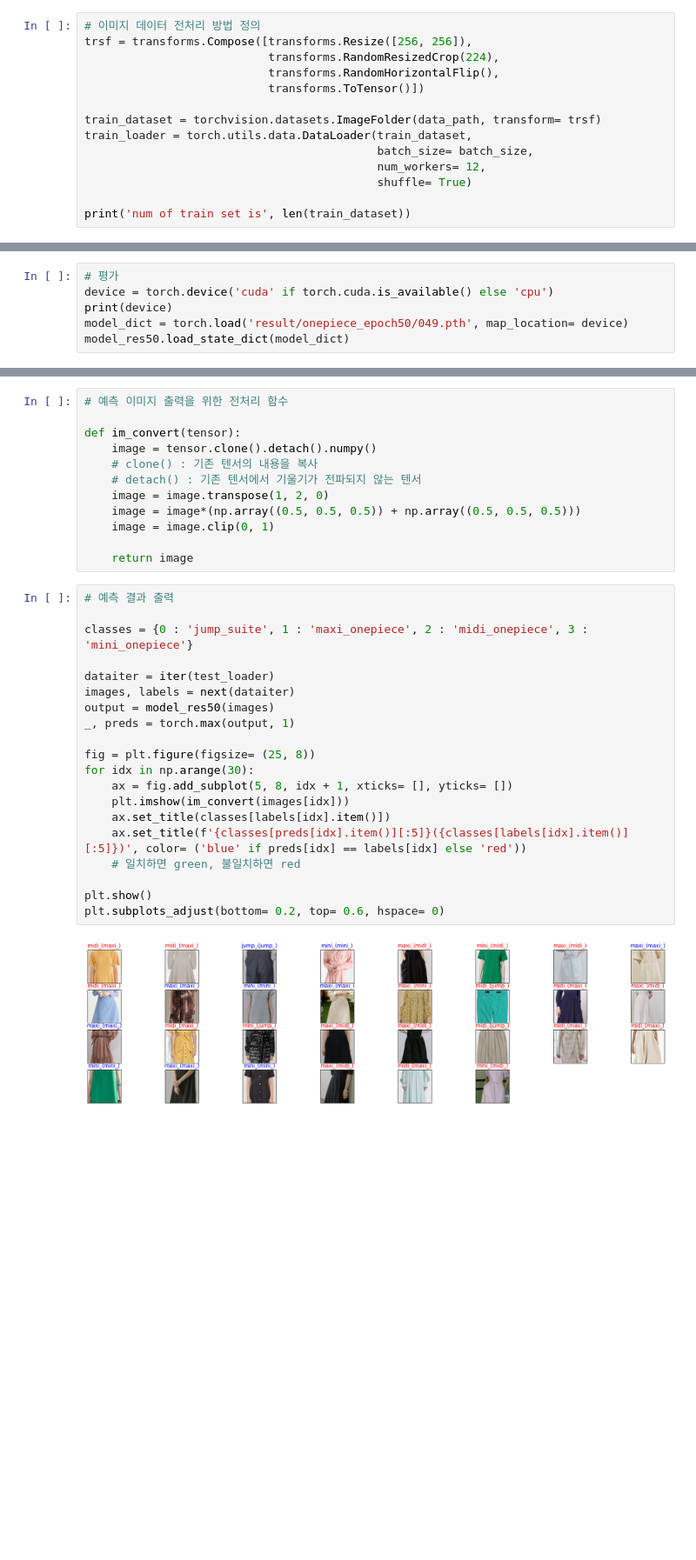
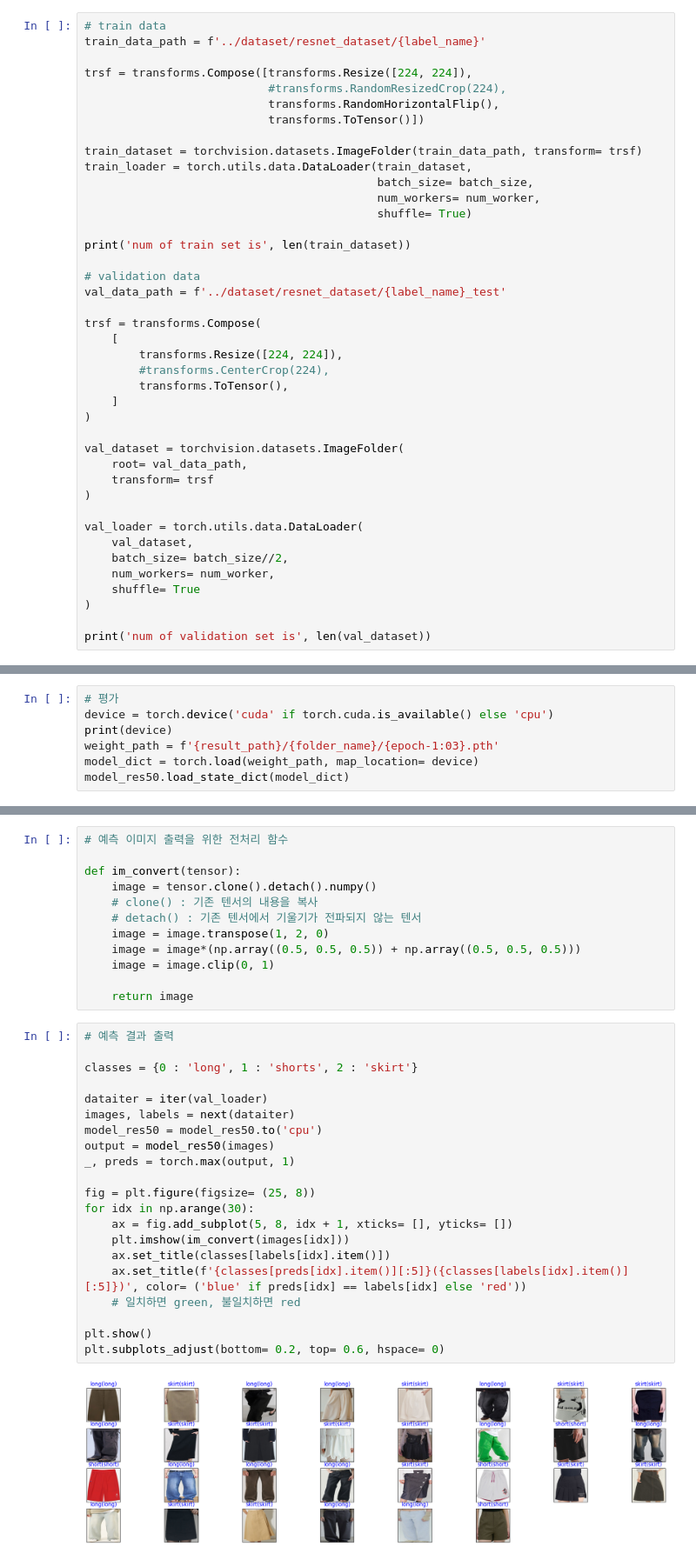
Before and after one commit to Playdata-G-DA35/DA35-final-team2-Item_Classification_RPA, a Jupyter notebook: Img_similarity_model/train_resnet.ipynb, the cells around one changed output, grey strips where cells are left out. Shown at 87% size. Cells and saved outputs as stored; diff of their text form; blank space fills up the shorter version.

Commit message:
result

```diff
--- a/Img_similarity_model/train_resnet.ipynb
+++ b/Img_similarity_model/train_resnet.ipynb
@@ -89,15 +143,42 @@ def train_model(model, dataloaders, criterion, optmizer, device, result_path, na
 # %%
-# 이미지 데이터 전처리 방법 정의
-trsf = transforms.Compose([transforms.Resize([256, 256]),
-                           transforms.RandomResizedCrop(224),
+# train data
+train_data_path = f'../dataset/resnet_dataset/{label_name}'
+
+trsf = transforms.Compose([transforms.Resize([224, 224]),
+                           #transforms.RandomResizedCrop(224),
                            transforms.RandomHorizontalFlip(),
                            transforms.ToTensor()])
 
-train_dataset = torchvision.datasets.ImageFolder(data_path, transform= trsf)
+train_dataset = torchvision.datasets.ImageFolder(train_data_path, transform= trsf)
 train_loader = torch.utils.data.DataLoader(train_dataset,
                                            batch_size= batch_size,
-                                           num_workers= 12,
+                                           num_workers= num_worker,
                                            shuffle= True)
 
 print('num of train set is', len(train_dataset))
+
+# validation data
+val_data_path = f'../dataset/resnet_dataset/{label_name}_test'
+
+trsf = transforms.Compose(
+    [
+        transforms.Resize([224, 224]),
+        #transforms.CenterCrop(224),
+        transforms.ToTensor(),
+    ]
+)
+
+val_dataset = torchvision.datasets.ImageFolder(
+    root= val_data_path,
+    transform= trsf
+)
+
+val_loader = torch.utils.data.DataLoader(
+    val_dataset,
+    batch_size= batch_size//2,
+    num_workers= num_worker,
+    shuffle= True
+)
+
+print('num of validation set is', len(val_dataset))
 # %% [output]
@@ -303,6 +299,7 @@ def eval_model(model, dataloaders, device):
 # 평가
 device = torch.device('cuda' if torch.cuda.is_available() else 'cpu')
 print(device)
-model_dict = torch.load('result/onepiece_epoch50/049.pth', map_location= device)
+weight_path = f'{result_path}/{folder_name}/{epoch-1:03}.pth'
+model_dict = torch.load(weight_path, map_location= device)
 model_res50.load_state_dict(model_dict)
 # %% [output]
@@ -348,23 +333,24 @@ def im_convert(tensor):
 # %%
 # 예측 결과 출력
 
-classes = {0 : 'jump_suite', 1 : 'maxi_onepiece', 2 : 'midi_onepiece', 3 : 'mini_onepiece'}
+classes = {0 : 'long', 1 : 'shorts', 2 : 'skirt'}
 
-dataiter = iter(test_loader)
+dataiter = iter(val_loader)
 images, labels = next(dataiter)
+model_res50 = model_res50.to('cpu')
 output = model_res50(images)
 _, preds = torch.max(output, 1)
 
 fig = plt.figure(figsize= (25, 8))
 for idx in np.arange(30):
     ax = fig.add_subplot(5, 8, idx + 1, xticks= [], yticks= [])
     plt.imshow(im_convert(images[idx]))
     ax.set_title(classes[labels[idx].item()])
     ax.set_title(f'{classes[preds[idx].item()][:5]}({classes[labels[idx].item()][:5]})', color= ('blue' if preds[idx] == labels[idx] else 'red'))
     # 일치하면 green, 불일치하면 red
 
 plt.show()
 plt.subplots_adjust(bottom= 0.2, top= 0.6, hspace= 0)
 # %% [output]
-[figure, old version]
+[figure, new version]
 <Figure size 640x480 with 0 Axes>
```
Also changed, not shown: parts of 15 cells of this notebook.
